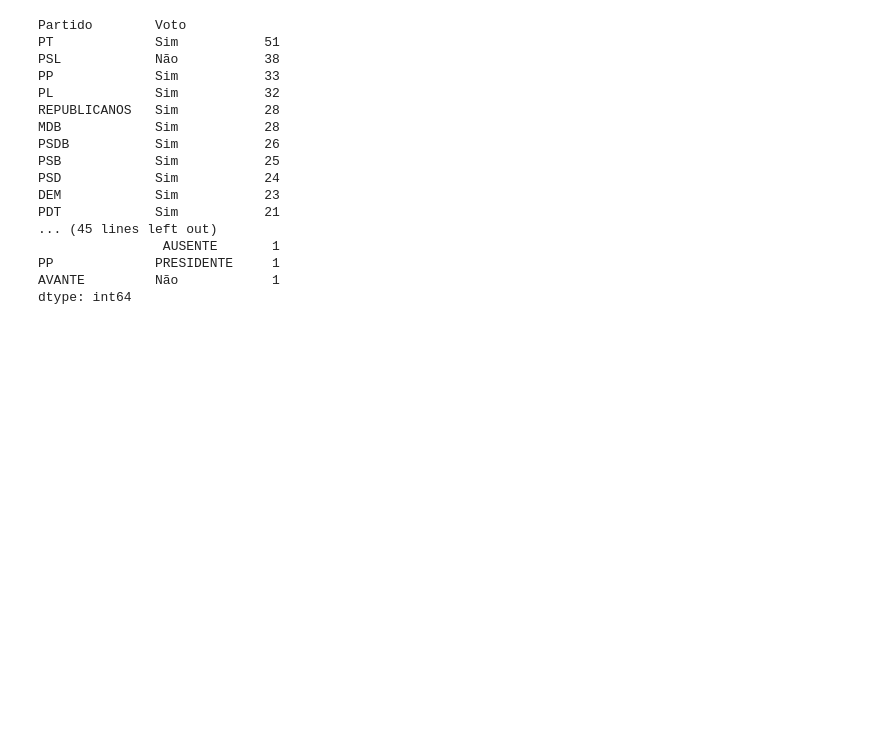
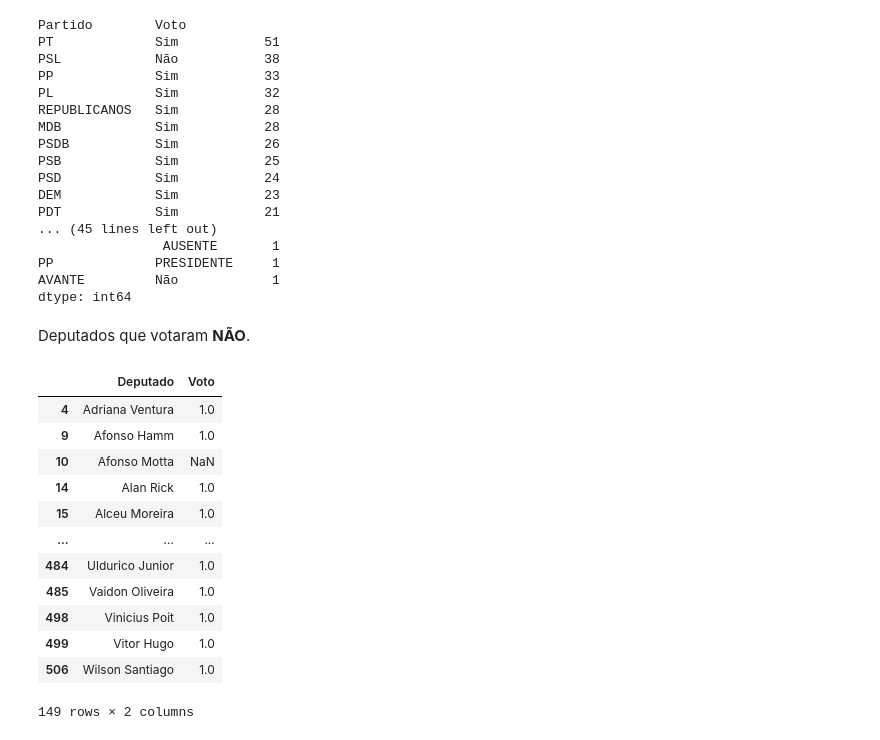
Before and after one commit to pcpiscator/Ciencia-de-dados, a Jupyter notebook: camara_X_stf.ipynb, the cells around one changed output. Drawn from its saved outputs; the diff is of its cells as text; code cells hidden in the pictures; blank space fills up the shorter version.

```diff
--- a/camara_X_stf.ipynb
+++ b/camara_X_stf.ipynb
@@ -20,3 +20,8 @@ dados.head()
 | 2 | Acácio Favacho | PROS | AP | Sim |
 | 3 | Adolfo Viana | PSDB | BA | Sim |
 | 4 | Adriana Ventura | NOVO | SP | Não |
+# %%
+mapeamento_Voto = {"Sim": 0, "Não": 1}
+dados['Voto'] = dados['Voto'].map(mapeamento_Voto)
+
+dados.head()
@@ -145,3 +190,21 @@ PDT            Sim           21
 PP             PRESIDENTE     1
 AVANTE         Não            1
 dtype: int64
+# %% [markdown]
+Deputados que votaram **NÃO**.
+# %%
+dados.query("Voto != 0")[['Deputado',"Voto"]]
+# %% [output]
+|  | Deputado | Voto |
+| 4 | Adriana Ventura | 1.0 |
+| 9 | Afonso Hamm | 1.0 |
+| 10 | Afonso Motta | NaN |
+| 14 | Alan Rick | 1.0 |
+| 15 | Alceu Moreira | 1.0 |
+| ... | ... | ... |
+| 484 | Uldurico Junior | 1.0 |
+| 485 | Vaidon Oliveira | 1.0 |
+| 498 | Vinicius Poit | 1.0 |
+| 499 | Vitor Hugo | 1.0 |
+| 506 | Wilson Santiago | 1.0 |
+149 rows × 2 columns
```
Also changed, not shown: parts of 10 cells of this notebook.
